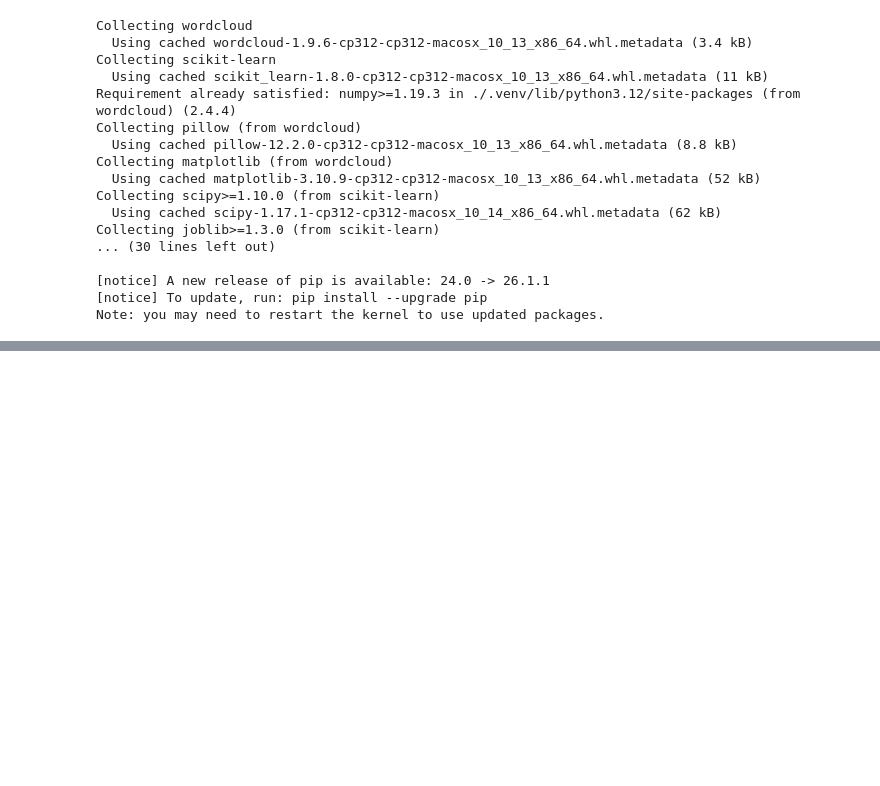
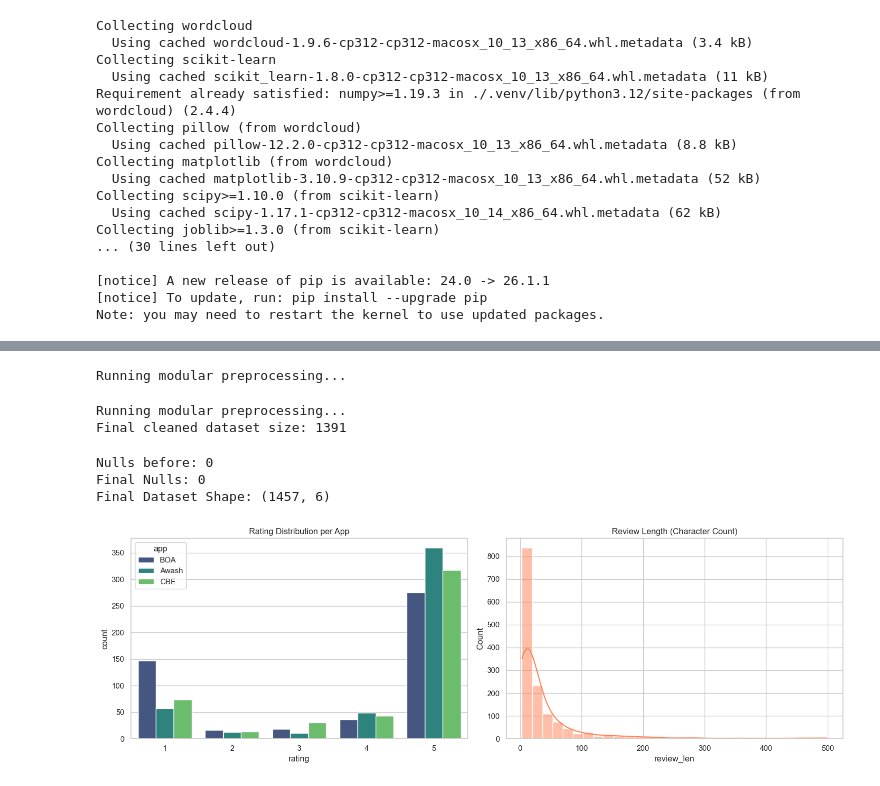
Before and after one commit to Bethelhemtekabe/fintech-review-analytics, a Jupyter notebook: sentiment.ipynb, the cells around one changed output, grey strips where cells are left out. Cells and saved outputs as stored; diff of their text form; code cells hidden in the pictures; blank space fills up the shorter version.

```diff
--- a/sentiment.ipynb
+++ b/sentiment.ipynb
@@ -141,0 +213,3 @@ print(f"\nTotal raw reviews: {len(df_raw)}")
+# %%
+print("Running modular preprocessing...")
+df_raw['clean_text'] = df_raw['review'].apply(modular_nlp_pipeline)
@@ -141,0 +261,74 @@ print(f"\nTotal raw reviews: {len(df_raw)}")
+# %%
+print("Running modular preprocessing...")
+df_raw['clean_text'] = df_raw['review'].apply(modular_nlp_pipeline)
+# %% [output]
+Running modular preprocessing...
+# %%
+# Cell 3: Preprocessing Logic
+def modular_nlp_pipeline(text):
+    # 1. Cleaning
+    text = re.sub(r'[^a-zA-Z\s]', ' ', str(text).lower())
+
+    # 2. Tokenization
+    tokens = word_tokenize(text)
+
+    # 3. Stop-word removal & Lemmatization
+    stop_words = set(stopwords.words('english'))
+    lemmatizer = WordNetLemmatizer()
+
+    processed = [lemmatizer.lemmatize(t) for t in tokens if t not in stop_words and len(t) > 2]
+    return " ".join(processed)
+
+# Apply cleaning
+print("Running modular preprocessing...")
+df_raw['clean_text'] = df_raw['review'].apply(modular_nlp_pipeline)
+
+# Drop invalid/too short reviews
+df_clean = df_raw[df_raw['clean_text'].str.len() > 2].copy()
+print(f"Final cleaned dataset size: {len(df_clean)}")
+# %% [output]
+Running modular preprocessing...
+Final cleaned dataset size: 1391
+# %%
+# Cell 3: Robust Cleaning & Normalisation
+def robust_clean(df):
+    # 1. Strip Whitespaces & Trailing Zeros
+    for col in df.select_dtypes(include=['object']):
+        df[col] = df[col].astype(str).str.strip()
+        df[col] = df[col].str.replace(r'\.0$', '', regex=True)
+
+    # 2. Date Normalisation
+    df['date'] = pd.to_datetime(df['date'], errors='coerce').dt.strftime('%Y-%m-%d')
+
+    # 3. Handle Missing Values
+    print(f"Nulls before: {df.isnull().sum().sum()}")
+    df = df.dropna(subset=['review', 'rating'])
+
+    # 4. Filter empty/short reviews
+    df = df[df['review'].str.len() > 2]
+
+    print(f"Final Nulls: {df.isnull().sum().sum()}")
+    print(f"Final Dataset Shape: {df.shape}")
+    return df.reset_index(drop=True)
+
+df_clean = robust_clean(df_raw.copy())
+# %% [output]
+Nulls before: 0
+Final Nulls: 0
+Final Dataset Shape: (1457, 6)
+# %%
+# Cell 4: Visualizing Distributions
+fig, ax = plt.subplots(1, 2, figsize=(15, 5))
+
+# Rating per App
+sns.countplot(data=df_clean, x='rating', hue='app', palette='viridis', ax=ax[0])
+ax[0].set_title('Rating Distribution per App')
+
+# Review Length
+df_clean['review_len'] = df_clean['review'].str.len()
+sns.histplot(df_clean['review_len'], bins=30, kde=True, ax=ax[1], color='coral')
+ax[1].set_title('Review Length (Character Count)')
+
+plt.tight_layout(); plt.show()
+# %% [output]
+[figure, added]
```
Also changed, not shown: parts of 37 cells of this notebook.
